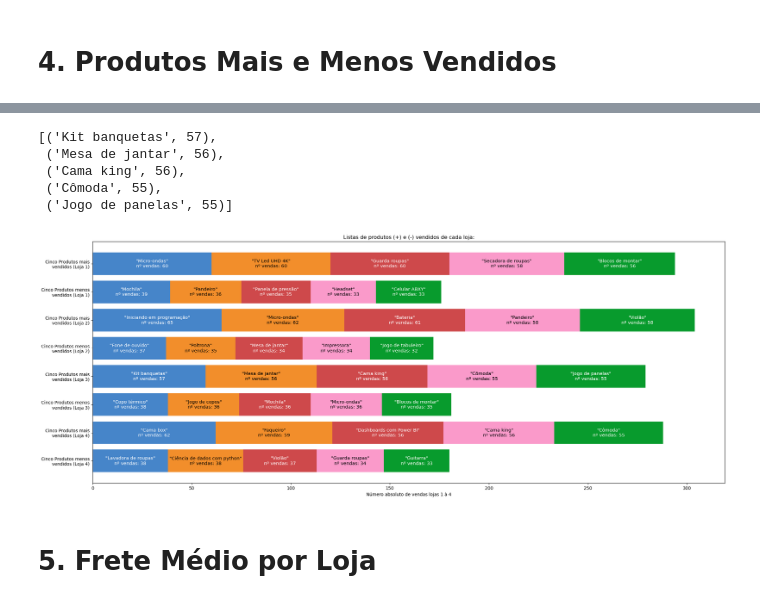
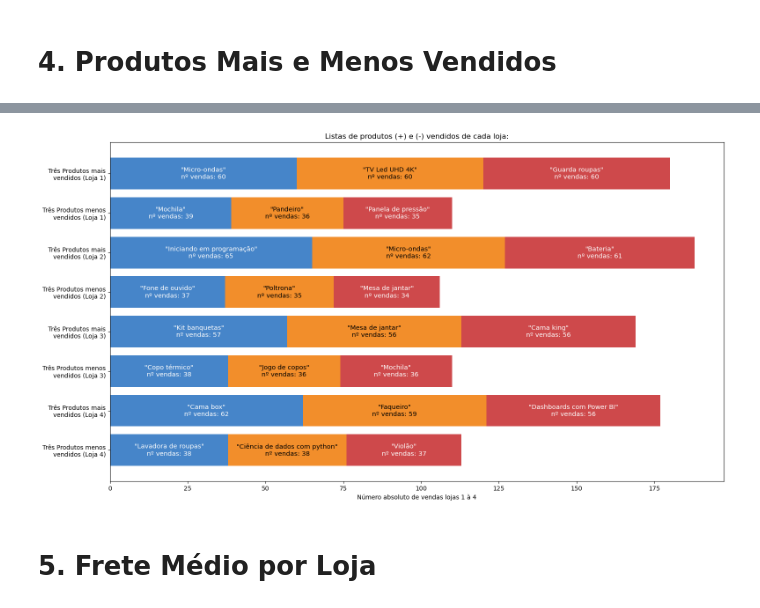
Before and after one commit to Megalonnix/ChallengeAluraStore, a Jupyter notebook: AluraStoreBr.ipynb, the cells around one changed output, grey strips where cells are left out. Saved outputs shown, nothing was run; the diff lists cells and outputs as text; code cells hidden in the pictures.

Commit message:
Ex.4 finalizado/reduzido para facilitar visualização do leitor!
Agora apenas 3 items por loja p/ vermos.

```diff
--- a/AluraStoreBr.ipynb
+++ b/AluraStoreBr.ipynb
@@ -529,14 +516,6 @@ def getInfo(numLoja=None,opc='maisV'):
     loja_info = getCincoItemsMaisMenosVendidos(numLoja)
     loja_info = loja_info[categ]
     return loja_info
-
-getInfo(3)
-# %% [output]
-[('Kit banquetas', 57),
- ('Mesa de jantar', 56),
- ('Cama king', 56),
- ('Cômoda', 55),
- ('Jogo de panelas', 55)]
 # %%
 
 # Número de vendas dos items MENOS e Mais vendidos das lojas:
@@ -579,14 +557,14 @@ import matplotlib.pyplot as plt
 
 # Categorias Principais:
 categorias = [
-    'Cinco Produtos menos\n vendidos (Loja 4)',
-    'Cinco Produtos mais\n vendidos (Loja 4)',
-    'Cinco Produtos menos\n vendidos (Loja 3)',
-    'Cinco Produtos mais\n vendidos (Loja 3)',
-    'Cinco Produtos menos\n vendidos (Loja 2)',
-    'Cinco Produtos mais\n vendidos (Loja 2)',
-    'Cinco Produtos menos\n vendidos (Loja 1)',
-    'Cinco Produtos mais\n vendidos (Loja 1)'
+    'Três Produtos menos\n vendidos (Loja 4)',
+    'Três Produtos mais\n vendidos (Loja 4)',
+    'Três Produtos menos\n vendidos (Loja 3)',
+    'Três Produtos mais\n vendidos (Loja 3)',
+    'Três Produtos menos\n vendidos (Loja 2)',
+    'Três Produtos mais\n vendidos (Loja 2)',
+    'Três Produtos menos\n vendidos (Loja 1)',
+    'Três Produtos mais\n vendidos (Loja 1)'
 ]
 
 # Dados dos segmentos empilhados para cada grupo
@@ -595,45 +573,28 @@ categorias = [
 valores_segumento1 = [x4[0],x4b[0],x3[0],x3b[0],x2[0],x2b[0],x1[0],x1b[0]] # segmento azul
 valores_segumento2 = [x4[1],x4b[1],x3[1],x3b[1],x2[1],x2b[1],x1[1],x1b[1]] # segmento laranja
 valores_segumento3 = [x4[2],x4b[2],x3[2],x3b[2],x2[2],x2b[2],x1[2],x1b[2]] # segmento vermelho
-valores_segumento4 = [x4[3],x4b[3],x3[3],x3b[3],x2[3],x2b[3],x1[3],x1b[3]] # segmento rosa
-valores_segumento5 = [x4[4],x4b[4],x3[4],x3b[4],x2[4],x2b[4],x1[4],x1b[4]] # segmento verde
 
 valores_por_segmento = [
     valores_segumento1,
     valores_segumento2,
-    valores_segumento3,
-    valores_segumento4,
-    valores_segumento5
-]
-
-# Rótulos de cada categori
-nomes_legendas = [
-    'Item 1 barra horizontal',
-    'Item 2 barra horizontal',
-    'Item 3 barra horizontal',
-    'Item 4 barra horizontal',
-    'Item 5 barra horizontal'
+    valores_segumento3
 ]
 
 # Cores que serão usadas em cada segmento
-cores_segmentos_barras = [
-     "#4685c9","#f28e2b", "#ce494b", "#fa9aca", "#089B2D"
-]
+cores_segmentos_barras = [ "#4685c9","#f28e2b", "#ce494b" ]
 
 # Textos os quais ficarão dentro de cada segmento de barra:
 txts_num_vendas = np.array([
     [getFrase(x4_[0],x4[0]),getFrase(x4b_[0],x4b[0]),getFrase(x3_[0],x3[0]),getFrase(x3b_[0],x3b[0]),getFrase(x2_[0],x2[0]),getFrase(x2b_[0],x2b[0]),getFrase(x1_[0],x1[0]),getFrase(x1b_[0],x1b[0])],
     [getFrase(x4_[1],x4[1]),getFrase(x4b_[1],x4b[1]),getFrase(x3_[1],x3[1]),getFrase(x3b_[1],x3b[1]),getFrase(x2_[1],x2[1]),getFrase(x2b_[1],x2b[1]),getFrase(x1_[1],x1[1]),getFrase(x1b_[1],x1b[1])],
-    [getFrase(x4_[2],x4[2]),getFrase(x4b_[2],x4b[2]),getFrase(x3_[2],x3[2]),getFrase(x3b_[2],x3b[2]),getFrase(x2_[2],x2[2]),getFrase(x2b_[2],x2b[2]),getFrase(x1_[2],x1[2]),getFrase(x1b_[2],x1b[2])],
-    [getFrase(x4_[3],x4[3]),getFrase(x4b_[3],x4b[3]),getFrase(x3_[3],x3[3]),getFrase(x3b_[3],x3b[3]),getFrase(x2_[3],x2[3]),getFrase(x2b_[3],x2b[3]),getFrase(x1_[3],x1[3]),getFrase(x1b_[3],x1b[3])],
-    [getFrase(x4_[4],x4[4]),getFrase(x4b_[4],x4b[4]),getFrase(x3_[4],x3[4]),getFrase(x3b_[4],x3b[4]),getFrase(x2_[4],x2[4]),getFrase(x2b_[4],x2b[4]),getFrase(x1_[4],x1[4]),getFrase(x1b_[4],x1b[4])]
+    [getFrase(x4_[2],x4[2]),getFrase(x4b_[2],x4b[2]),getFrase(x3_[2],x3[2]),getFrase(x3b_[2],x3b[2]),getFrase(x2_[2],x2[2]),getFrase(x2b_[2],x2b[2]),getFrase(x1_[2],x1[2]),getFrase(x1b_[2],x1b[2])]
 ])
 
 # Índices das posições dos grupos no eixo Y
 posicoes_y = np.arange(len(categorias))
 
 # Aparência do meu gráfico de barras horizontais:
-figura, ax = plt.subplots(figsize=(26,10))
+figura, ax = plt.subplots(figsize=(18,10))
 
 # Variável responsável pelo início da posição das minhas barras:
 inicio_barras = np.zeros(len(categorias))
@@ -649,8 +610,7 @@ for idx, valor in enumerate(valores_por_segmento):
         width=valor,
         color=cores_segmentos_barras[idx],
         align='center',
-        left=inicio_barras,
-        label=nomes_legendas[idx]
+        left=inicio_barras
     )
     inicio_barras += valor
     barras_criadas.append(nova_barra)
@@ -662,33 +622,33 @@ for idx, valor in enumerate(valores_por_segmento):
 for indice_segmento, grupo_de_barras in enumerate(barras_criadas):
     for indice_grupo, barra in enumerate(grupo_de_barras):
 
         centro_x = barra.get_x() + barra.get_width() / 2
         centro_y = barra.get_y() + barra.get_height() / 2
         texto = txts_num_vendas[indice_segmento][indice_grupo]
 
         corTxt = ""
 
         if indice_segmento % 2 == 0:
             corTxt = "#fff"
         else:
             corTxt = "#000"
 
         ax.text(
             x=centro_x,
             y=centro_y,
             s=f'{texto}',
             ha="center", va="center",
             fontsize=10.5,
             color=corTxt)
 
 # Ajustes na aparência do gráfico:
 ax.set_yticks(posicoes_y)
 ax.set_yticklabels(categorias)
 ax.set_xlabel('Número absoluto de vendas lojas 1 à 4')
 ax.set_title('Listas de produtos (+) e (-) vendidos de cada loja:')
 
 plt.show()
 # %% [output]
-[figure, old version]
+[figure, new version]
 # %% [markdown]
 # 5. Frete Médio por Loja
```
Also changed, not shown: parts of 3 cells of this notebook.
